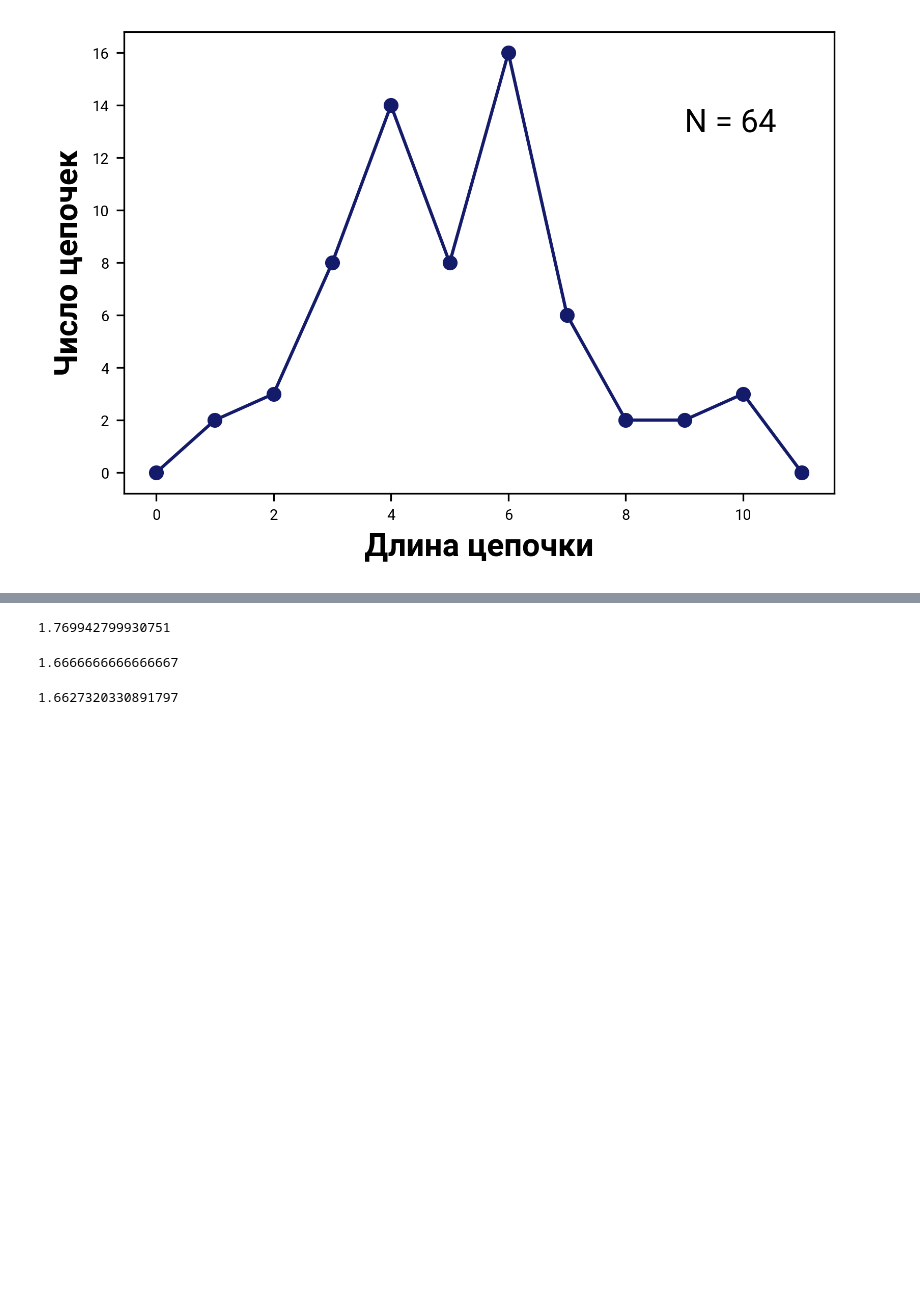
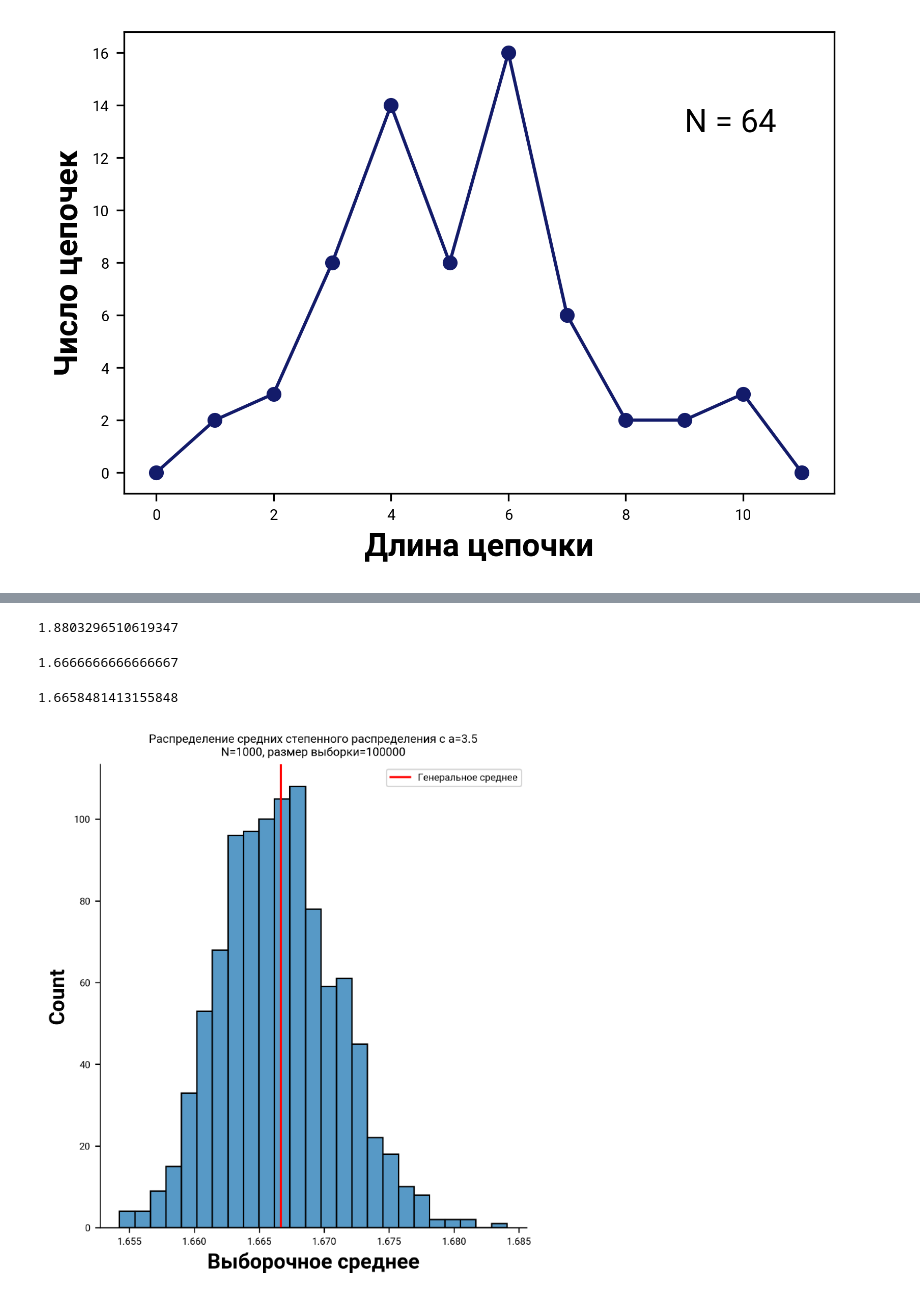
Before and after one commit to VladimirShitov/network_theory_course, a Jupyter notebook: Figures.ipynb, the cells around one changed output, grey strips where cells are left out. Cells and saved outputs as stored; diff of their text form; code cells hidden in the pictures; blank space fills up the shorter version.

```diff
--- a/Figures.ipynb
+++ b/Figures.ipynb
@@ -142,8 +142,10 @@ N_ITERATIONS = 1000
 ALPHA_1 = 1.3
 ALPHA_2 = 2.2
 ALPHA_3 = 3.5
+ALPHA_4 = 5.2
 
-no_mean_generator = powerlaw.Power_Law(discrete=False, parameters=[ALPHA_1])
-no_var_generator = powerlaw.Power_Law(discrete=False, parameters=[ALPHA_2])
-mean_and_var_generator = powerlaw.Power_Law(discrete=False, parameters=[ALPHA_3])
+no_mean_generator = powerlaw.Power_Law(discrete=False, parameters=[ALPHA_1], xmin=1)
+no_var_generator = powerlaw.Power_Law(discrete=False, parameters=[ALPHA_2], xmin=1)
+mean_and_var_generator = powerlaw.Power_Law(discrete=False, parameters=[ALPHA_3], xmin=1)
+big_alpha_generator = powerlaw.Power_Law(discrete=False, parameters=[ALPHA_4], xmin=1)
 # %%
@@ -213,12 +240,31 @@ powerlaw_3_var
 # %%
-np.mean(powerlaw_var_mean_vars[-100: ])
+np.mean(powerlaw_var_mean_vars[-10:])
 # %% [output]
-1.769942799930751
+1.8803296510619347
 # %%
 powerlaw_3_mean
 # %% [output]
 1.6666666666666667
-# %%
-np.mean(powerlaw_var_mean_means[-100: ])
-# %% [output]
-1.6627320330891797
+# %%
+powerlaw_var_mean_means[-1]
+# %% [output]
+1.6658481413155848
+# %%
+SAMPLE_SIZE = 10**5
+N_ITERATIONS = 1000
+
+powerlaw_3_5_means = np.zeros(N_ITERATIONS)
+powerlaw_3_5_vars = np.zeros(N_ITERATIONS)
+
+for i in tqdm(range(N_ITERATIONS)):
+    sample = mean_and_var_generator.generate_random(SAMPLE_SIZE)
+    powerlaw_3_5_means[i] = np.mean(sample)
+    powerlaw_3_5_vars[i] = np.var(sample, ddof=1)
+# %%
+sns.displot(powerlaw_3_5_means)
+plt.xlabel("Выборочное среднее")
+plt.axvline(powerlaw_3_mean, c="red", label="Генеральное среднее")
+plt.title(f"Распределение средних степенного распределения с a=3.5\nN={N_ITERATIONS}, размер выборки={SAMPLE_SIZE}")
+plt.legend();
+# %% [output]
+[figure, added]
```
Also changed, not shown: parts of 12 cells of this notebook.
